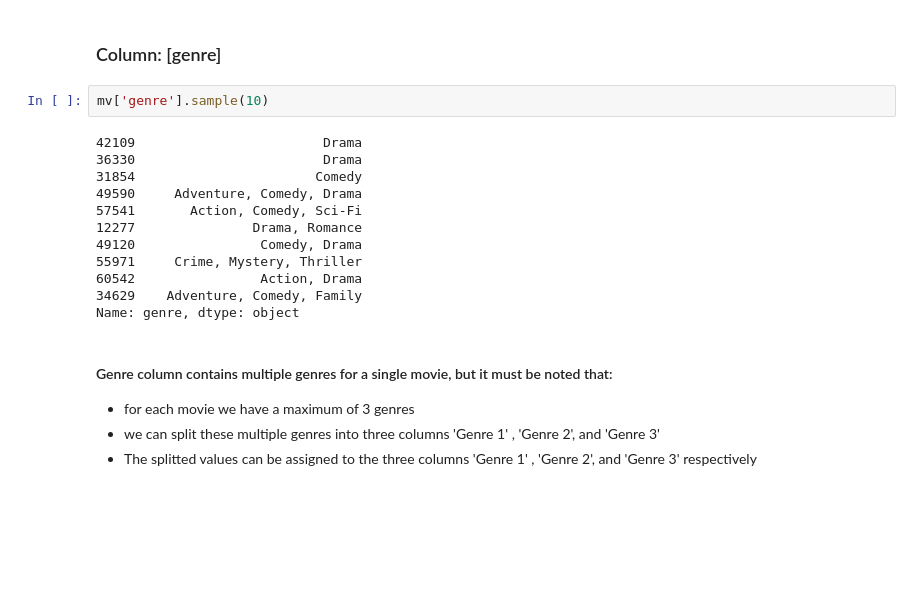
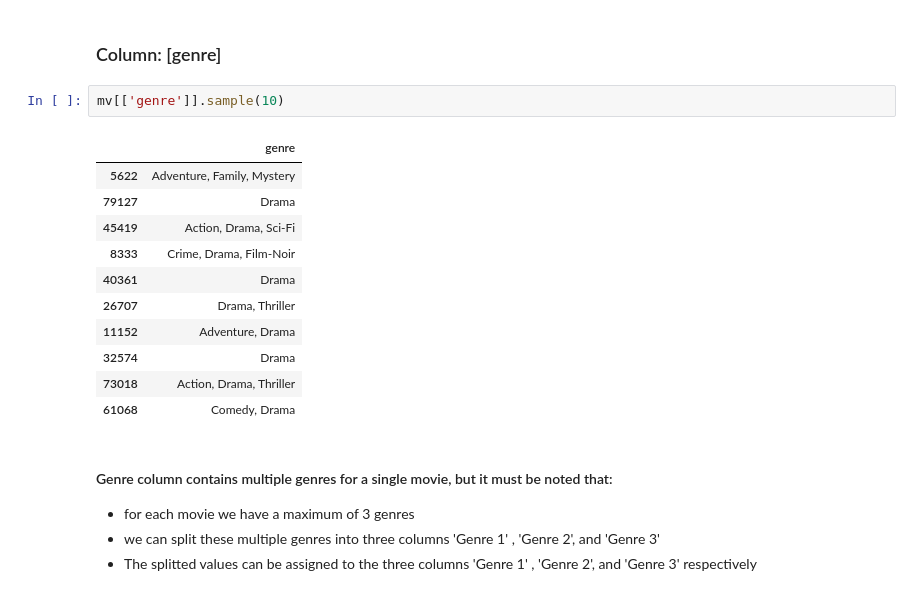
Before and after one commit to anandavii/IMDB_Movie_Cleaning_Python, a Jupyter notebook: imdb movie cleaning.ipynb, the cells around one changed output. Cells and saved outputs as stored; diff of their text form; blank space fills up the shorter version.

```diff
--- a/imdb movie cleaning.ipynb
+++ b/imdb movie cleaning.ipynb
@@ -183,19 +191,19 @@ mv.sample(2)
 # %% [markdown]
 ### Column: [genre]
 # %%
-mv['genre'].sample(10)
+mv[['genre']].sample(10)
 # %% [output]
-42109                        Drama
-36330                        Drama
-31854                       Comedy
-49590     Adventure, Comedy, Drama
-57541       Action, Comedy, Sci-Fi
-12277               Drama, Romance
-49120                Comedy, Drama
-55971     Crime, Mystery, Thriller
-60542                Action, Drama
-34629    Adventure, Comedy, Family
-Name: genre, dtype: object
+|  | genre |
+| 5622 | Adventure, Family, Mystery |
+| 79127 | Drama |
+| 45419 | Action, Drama, Sci-Fi |
+| 8333 | Crime, Drama, Film-Noir |
+| 40361 | Drama |
+| 26707 | Drama, Thriller |
+| 11152 | Adventure, Drama |
+| 32574 | Drama |
+| 73018 | Action, Drama, Thriller |
+| 61068 | Comedy, Drama |
 # %% [markdown]
 #### Genre column contains multiple genres for a single movie, but it must be noted that:
 - for each movie we have a maximum of 3 genres
```
Also changed, not shown: parts of 10 cells of this notebook.
